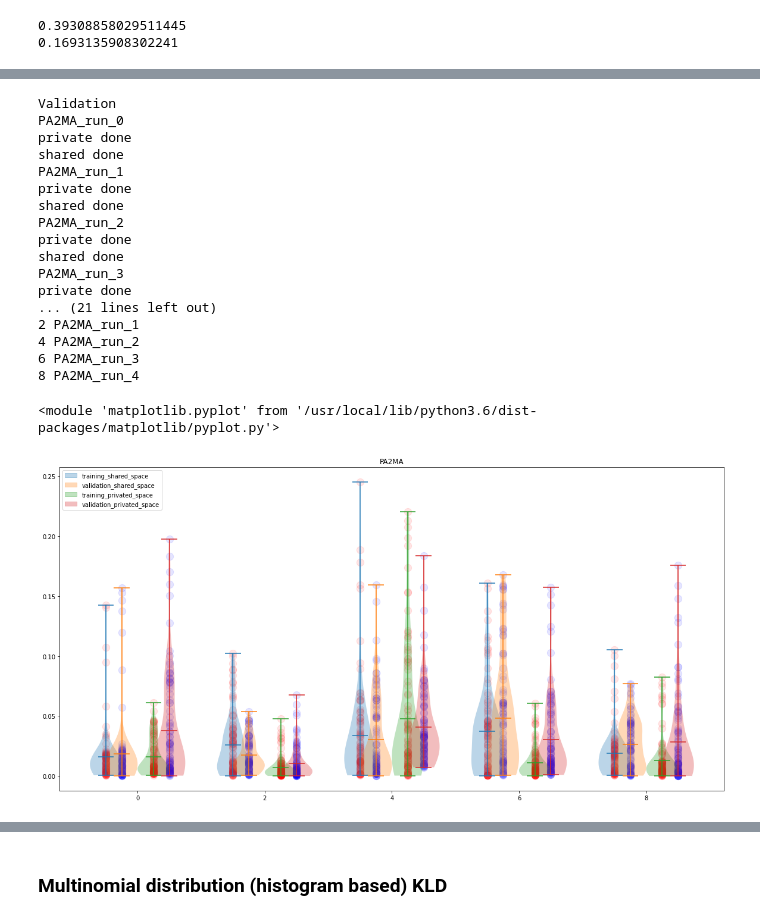
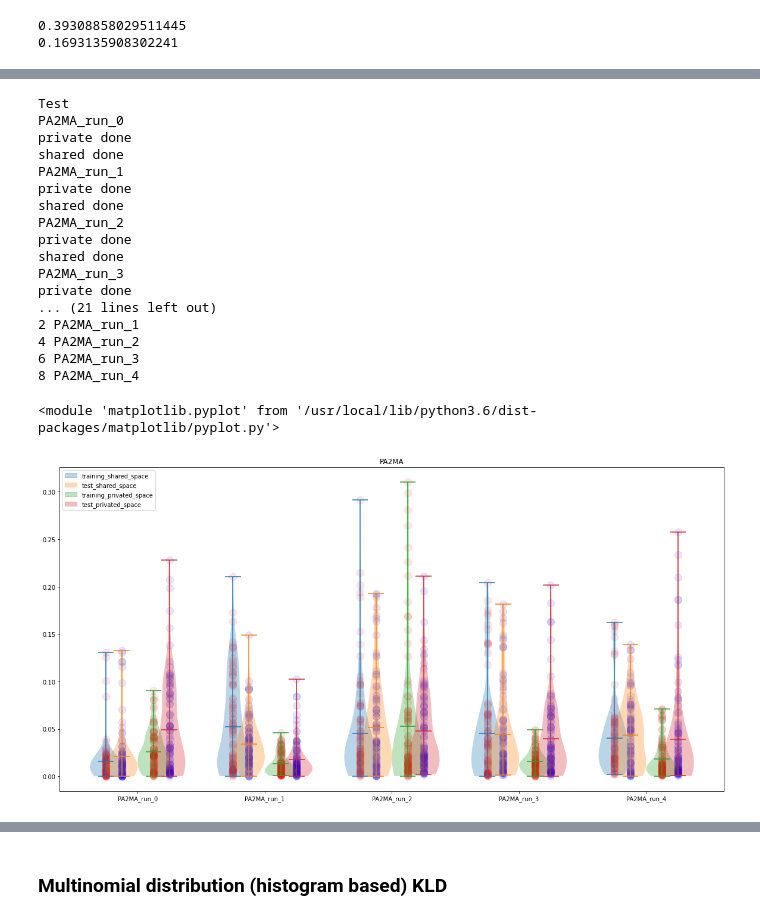
Before and after one commit to grmc1999/ELE2006, a Jupyter notebook: Notebooks/Prj.ipynb, the cells around one changed output, grey strips where cells are left out. Saved outputs shown, nothing was run; the diff lists cells and outputs as text; code cells hidden in the pictures.

```diff
--- a/Notebooks/Prj.ipynb
+++ b/Notebooks/Prj.ipynb
@@ -692,11 +721,11 @@ dists_sh=[]
 
 dist_dic={
     "Train":{},
-    "Validation":{}
+    "Test":{}
 }
 
 base_model="MT2PA"
-for data_subset in ["Validation","Train"]:
+for data_subset in ["Test","Train"]:
     print(data_subset)
     for run in range(0,5):
 
@@ -726,7 +755,7 @@ for data_subset in ["Validation","Train"]:
         dists_sh=[]
 
 
-np.save(os.path.join(root,"Latent_space",base_model+"_MMD"),dist_dic)
+np.save(os.path.join(root,"Latent_space",base_model+"_KLD_general_normal_distribution_reduction"),dist_dic)
 
 #plt.violinplot([dist_dic['Train'][k]["shared"][0] for k in dist_dic['Train'].keys()])
 plot_distances(dist_dic)
@@ -760,12 +789,11 @@ dists_sh=[]
 
 dist_dic={
     "Train":{},
-    "Validation":{}
+    "Test":{}
 }
 
 base_model="PA2MA"
-for data_subset in ["Validation","Train"]:
-    print(data_subset)
+for data_subset in ["Test","Train"]:
     for run in range(0,5):
 
         model='{}_run_{}'.format(base_model,run)
@@ -776,7 +804,6 @@ for data_subset in ["Validation","Train"]:
             sample_strategy='over_sample_smaller',n_samples=4)
                       )
         dists_ex.append(dist_ex)
-        print("private done")
 
 
         dist_sh=np.array(KLD.compute_batched_distance_from_saved(
@@ -784,7 +811,6 @@ for data_subset in ["Validation","Train"]:
             sample_strategy='over_sample_smaller',n_samples=4)
                       )
         dists_sh.append(dist_sh)
-        print("shared done")
 
         dist_dic[data_subset][model]={
         "shared":dists_sh,
@@ -794,7 +820,7 @@ for data_subset in ["Validation","Train"]:
         dists_sh=[]
 
 
-np.save(os.path.join(root,"Latent_space",base_model+"_MMD"),dist_dic)
+np.save(os.path.join(root,"Latent_space",base_model+"_KLD_general_normal_distribution_reduction"),dist_dic)
 
 #plt.violinplot([dist_dic['Train'][k]["shared"][0] for k in dist_dic['Train'].keys()])
 plot_distances(dist_dic)
@@ -852,11 +896,11 @@ dists_sh=[]
 
 dist_dic={
     "Train":{},
-    "Validation":{}
+    "Test":{}
 }
 
 base_model="MT2PA"
-for data_subset in ["Validation","Train"]:
+for data_subset in ["Test","Train"]:
     print(data_subset)
     for run in range(0,5):
 
@@ -868,15 +912,12 @@ for data_subset in ["Validation","Train"]:
             sample_strategy='over_sample_smaller',n_samples=4)
                       )
         dists_ex.append(dist_ex)
-        print("private done")
-
 
         dist_sh=np.array(KLD.compute_batched_distance_from_saved(
         os.path.join(root,"Latent_space",data_subset),'{}_run_{}'.format(base_model,run),'enc_sh','MT','PA',
             sample_strategy='over_sample_smaller',n_samples=4)
                       )
         dists_sh.append(dist_sh)
-        print("shared done")
 
         dist_dic[data_subset][model]={
         "shared":dists_sh,
@@ -886,7 +927,7 @@ for data_subset in ["Validation","Train"]:
         dists_sh=[]
 
 
-np.save(os.path.join(root,"Latent_space",base_model+"_MMD"),dist_dic)
+np.save(os.path.join(root,"Latent_space",base_model+"_KLD_general_moment_11_based_reduction"),dist_dic)
 
 #plt.violinplot([dist_dic['Train'][k]["shared"][0] for k in dist_dic['Train'].keys()])
 plot_distances(dist_dic)
@@ -913,7 +1271,7 @@ private done
 # %%
 from Distances import KL_divergence,moment_reduction,Moment_based_Multivariate_Normal,batch_normal_reduction
 image_mean_red=(lambda P1: tuple(
-    map(lambda img:moment_reduction(img,i=1,j=1),batch_normal_reduction(P1))
+    map(lambda img:moment_reduction(img,i=3,j=3),batch_normal_reduction(P1))
 ))
 KLD=KL_divergence(Distribution_embedding=image_mean_red,
               Distance_function=Moment_based_Multivariate_Normal
@@ -924,11 +1282,11 @@ dists_sh=[]
 
 dist_dic={
     "Train":{},
-    "Validation":{}
+    "Test":{}
 }
 
 base_model="PA2MA"
-for data_subset in ["Validation","Train"]:
+for data_subset in ["Test","Train"]:
     print(data_subset)
     for run in range(0,5):
 
@@ -952,33 +1310,33 @@ for data_subset in ["Validation","Train"]:
 
         dist_dic[data_subset][model]={
         "shared":dists_sh,
         "privated":dists_ex
     }
         dists_ex=[]
         dists_sh=[]
 
 
-np.save(os.path.join(root,"Latent_space",base_model+"_MMD"),dist_dic)
+np.save(os.path.join(root,"Latent_space",base_model+"_KLD_general_moment_33_based_reduction"),dist_dic)
 
 #plt.violinplot([dist_dic['Train'][k]["shared"][0] for k in dist_dic['Train'].keys()])
 plot_distances(dist_dic)
 # %% [output]
-Validation
+Test
 PA2MA_run_0
 private done
 shared done
 PA2MA_run_1
 private done
 shared done
 PA2MA_run_2
 private done
 shared done
 PA2MA_run_3
 private done
 ... (21 lines left out)
 2 PA2MA_run_1
 4 PA2MA_run_2
 6 PA2MA_run_3
 8 PA2MA_run_4
 <module 'matplotlib.pyplot' from '/usr/local/lib/python3.6/dist-packages/matplotlib/pyplot.py'>
-[figure, old version]
+[figure, new version]
```
Also changed, not shown: parts of 23 cells of this notebook, 12 other files.
